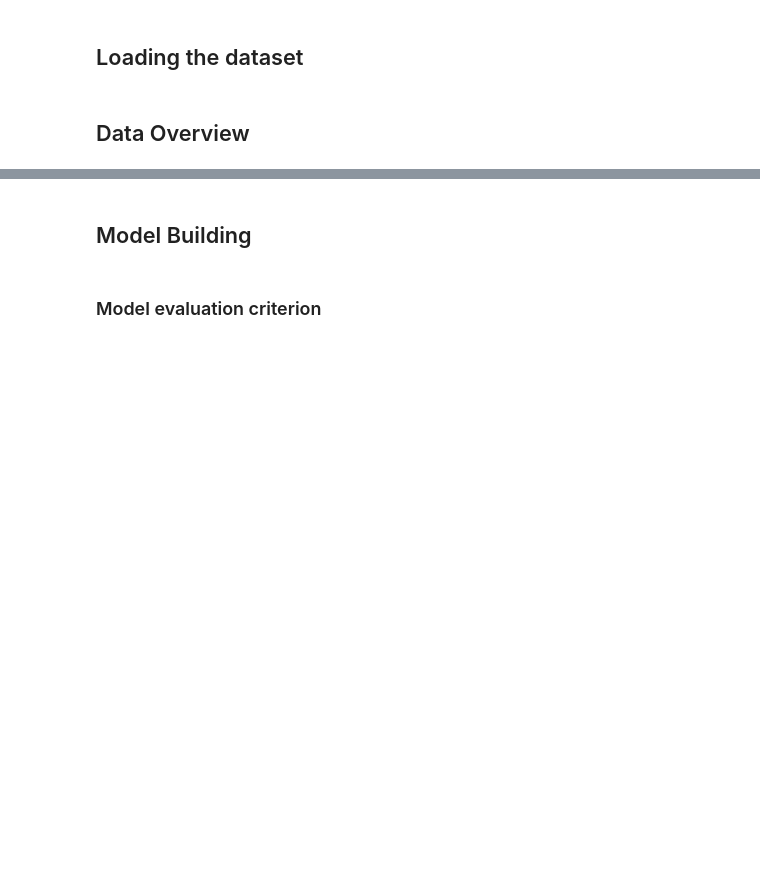
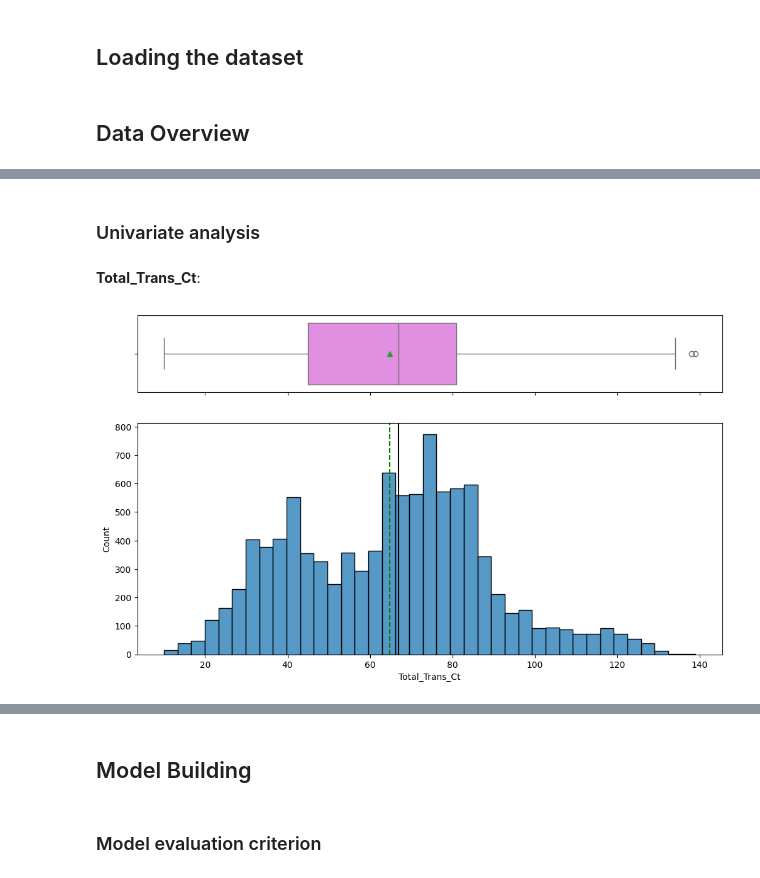
Before and after one commit to rahulcode2023/ai-ml-data-science-projects, a Jupyter notebook: projects/credit-card-churn-prediction/Rahul_AML_Credit_Card_Users_Churn_Prediction.ipynb, the cells around one changed output, grey strips where cells are left out. Cells and saved outputs as stored; diff of their text form; code cells hidden in the pictures; blank space fills up the shorter version.

```diff
--- a/projects/credit-card-churn-prediction/Rahul_AML_Credit_Card_Users_Churn_Prediction.ipynb
+++ b/projects/credit-card-churn-prediction/Rahul_AML_Credit_Card_Users_Churn_Prediction.ipynb
@@ -125,4 +139,10 @@ from sklearn.metrics import (
 # %% [markdown]
 ## Loading the dataset
+# %%
+# loading the dataset
+churn = pd.read_csv("BankChurners.csv")
+# %%
+# let's create a copy of the data
+data = churn.copy()
 # %% [markdown]
 ## Data Overview
@@ -132 +323,8 @@ from sklearn.metrics import (
+# %%
+# CLIENTNUM consists of uniques ID for clients and hence will not add value to the modeling
+data.drop(["CLIENTNUM"], axis=1, inplace=True)
+# %%
+## Encoding Existing and Attrited customers to 0 and 1 respectively, for analysis.
+data["Attrition_Flag"].replace("Existing Customer", 0, inplace=True)
+data["Attrition_Flag"].replace("Attrited Customer", 1, inplace=True)
 # %% [markdown]
@@ -301,3 +489,11 @@ def distribution_plot_wrt_target(data, predictor, target):
 
     plt.tight_layout()
     plt.show()
+# %% [markdown]
+### Univariate analysis
+# %% [markdown]
+**Total_Trans_Ct**:
+# %%
+histogram_boxplot(data, "Total_Trans_Ct")
+# %% [output]
+[figure, added]
```
Also changed, not shown: parts of 272 cells of this notebook, 12 other files.
